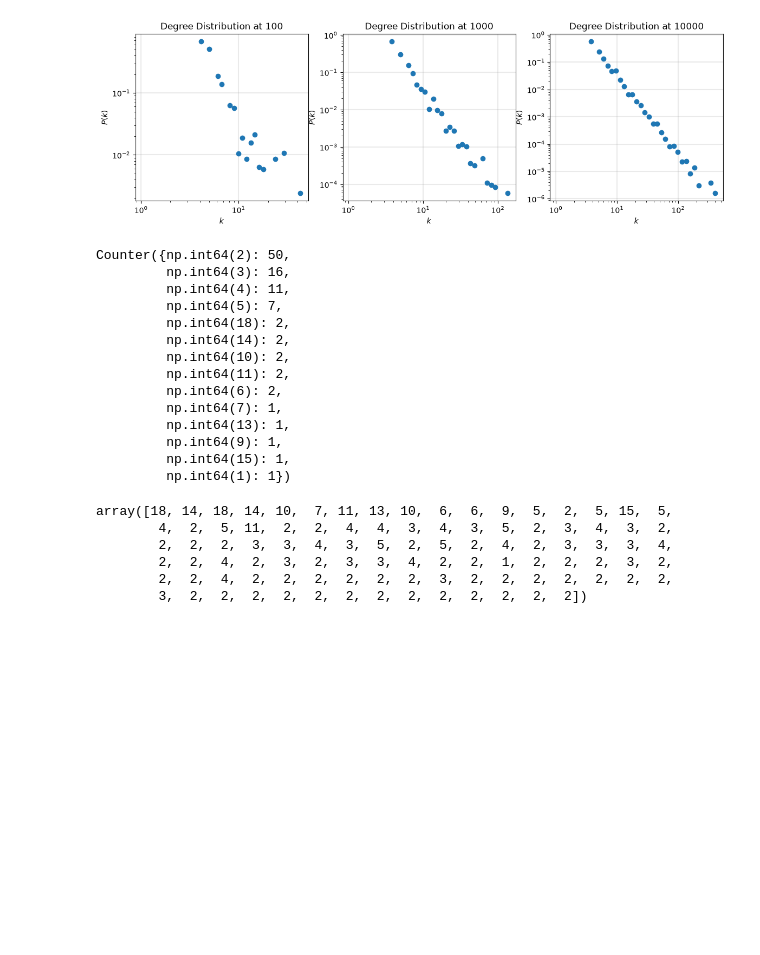
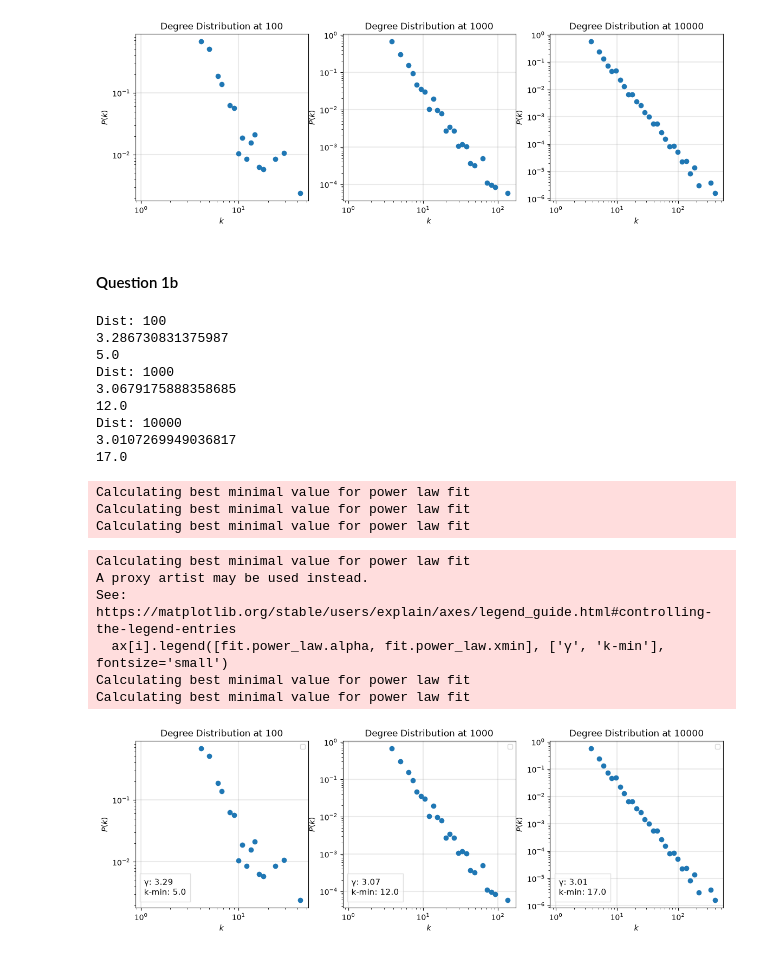
Before and after one commit to gilbertcasey2/nets7052_fa26, a Jupyter notebook: assignments/assignment02.ipynb, the cells around one changed output. Cells and saved outputs as stored; diff of their text form; code cells hidden in the pictures; blank space fills up the shorter version.

```diff
--- a/assignments/assignment02.ipynb
+++ b/assignments/assignment02.ipynb
@@ -123,29 +123,61 @@ for i in range(0, len(degree_dists)):
 plt.show()
 # %% [output]
 [figure]
+# %% [markdown]
+#### Question 1b
 # %%
-Counter(deg_vals)
+import powerlaw
+
+for i,dist in enumerate(degree_dists):
+    print(f"Dist: {10**(i+2)}")
+    fit = powerlaw.Fit(dist)
+
+    print(fit.power_law.alpha)
+    print(fit.power_law.xmin)
 # %% [output]
-Counter({np.int64(2): 50,
-         np.int64(3): 16,
-         np.int64(4): 11,
-         np.int64(5): 7,
-         np.int64(18): 2,
-         np.int64(14): 2,
-         np.int64(10): 2,
-         np.int64(11): 2,
-         np.int64(6): 2,
-         np.int64(7): 1,
-         np.int64(13): 1,
-         np.int64(9): 1,
-         np.int64(15): 1,
-         np.int64(1): 1})
+Dist: 100
+3.286730831375987
+5.0
+Dist: 1000
+3.0679175888358685
+12.0
+Dist: 10000
+3.0107269949036817
+17.0
+Calculating best minimal value for power law fit
+Calculating best minimal value for power law fit
+Calculating best minimal value for power law fit
-# %%
-deg_vals
-# %% [output]
-array([18, 14, 18, 14, 10,  7, 11, 13, 10,  6,  6,  9,  5,  2,  5, 15,  5,
-        4,  2,  5, 11,  2,  2,  4,  4,  3,  4,  3,  5,  2,  3,  4,  3,  2,
-        2,  2,  2,  3,  3,  4,  3,  5,  2,  5,  2,  4,  2,  3,  3,  3,  4,
-        2,  2,  4,  2,  3,  2,  3,  3,  4,  2,  2,  1,  2,  2,  2,  3,  2,
-        2,  2,  4,  2,  2,  2,  2,  2,  2,  3,  2,  2,  2,  2,  2,  2,  2,
-        3,  2,  2,  2,  2,  2,  2,  2,  2,  2,  2,  2,  2,  2])
+# %%
+fig, ax = plt.subplots(1,len(degree_dists),figsize=(14,4),dpi=100)
+
+for i,dist in enumerate(degree_dists):
+    # fit the distribution
+    fit = powerlaw.Fit(dist)
+
+    # get nice binned distributions
+    deg_vals = degree_dists[i]
+    deg_bins = np.logspace(0, np.log10(np.max(deg_vals)+1), num=40)
+    probs, _ = np.histogram(deg_vals, bins=deg_bins, density=True)
+    final_bins = deg_bins[1:] - np.diff(deg_bins)/2.0
+
+    # plot that puppy
+    ax[i].loglog(final_bins, probs, marker='o',lw=0)
+    ax[i].set_xlabel(r"$k$", fontsize='medium')
+    ax[i].set_ylabel(r"$P(k)$", fontsize='medium')
+    ax[i].grid(linewidth=1.5, color='#999999', alpha=0.2, linestyle='-')
+    ax[i].legend([fit.power_law.alpha, fit.power_law.xmin], ['γ', 'k-min'], fontsize='small')
+    ax[i].set_title(f'Degree Distribution at {10**(i+2)}', fontsize='large')
+
+    box_style = dict(facecolor='white', edgecolor='lightgrey', boxstyle='square,pad=0.5', alpha=0.7)
+    fit_info = f"γ: {round(fit.power_law.alpha,2)} \nk-min: {round(fit.power_law.xmin,2)}"
+    ax[i].text(0.05, 0.18, fit_info, verticalalignment='top', transform=ax[i].transAxes, fontsize=11, bbox=box_style)
+
+plt.show()
+# %% [output]
+Calculating best minimal value for power law fit
+A proxy artist may be used instead.
+See: https://matplotlib.org/stable/users/explain/axes/legend_guide.html#controlling-the-legend-entries
+  ax[i].legend([fit.power_law.alpha, fit.power_law.xmin], ['γ', 'k-min'], fontsize='small')
+Calculating best minimal value for power law fit
+Calculating best minimal value for power law fit
+[figure, added]
```
Also changed, not shown: parts of 1 cell of this notebook, 1 other file.
